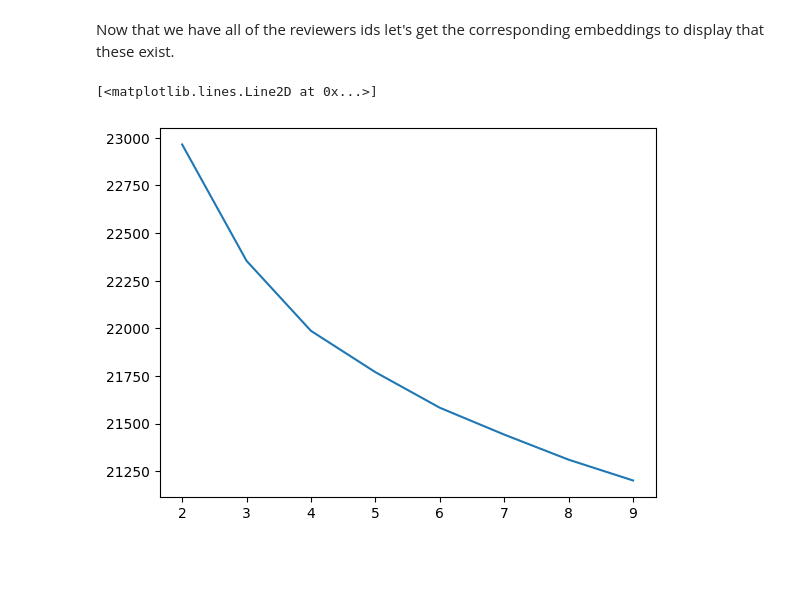
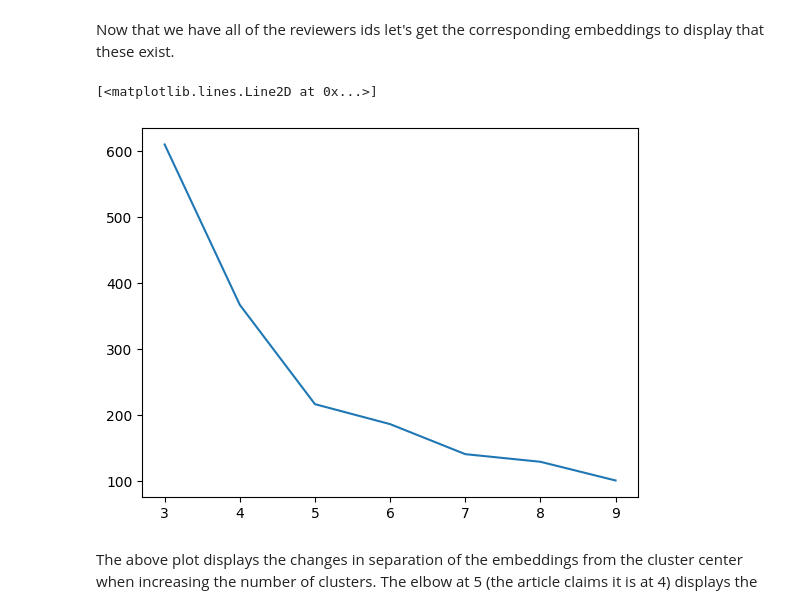
Before and after one commit to ambiata/UnsupervisedCustomerClustering, a Jupyter notebook: pytorch_rate_beer_clustering.ipynb, the cells around one changed output. Drawn from its saved outputs; the diff is of its cells as text; code cells hidden in the pictures; blank space fills up the shorter version.

```diff
--- a/pytorch_rate_beer_clustering.ipynb
+++ b/pytorch_rate_beer_clustering.ipynb
@@ -105,14 +105,20 @@ entity_embeddings = entity_embeddings_tensor.cpu().detach().numpy()
 # %%
 import matplotlib.pyplot as plt
 
 
 from sklearn.cluster import KMeans
 kmeans_clustering_models = [KMeans(n_clusters=i) for i in range(2, 10)]
 scores = []
+score_differences = []
 for clustering_model in kmeans_clustering_models:
     clustering_model.fit(entity_embeddings)
     scores.append(clustering_model.inertia_)
-plt.plot(list(range(2,10)), scores)
+    if len(scores) > 1:
+        score_differences.append(scores[-2] - clustering_model.inertia_)
+plt.plot(list(range(3,10)), score_differences)
 # %% [output]
 [<matplotlib.lines.Line2D at 0x...>]
-[figure, old version]
+[figure, new version]
+# %% [markdown]
+The above plot displays the changes in separation of the embeddings from the cluster center when increasing the number of clusters.
+The elbow at 5 (the article claims it is at 4) displays the
```
Also changed, not shown: 4 other files.
